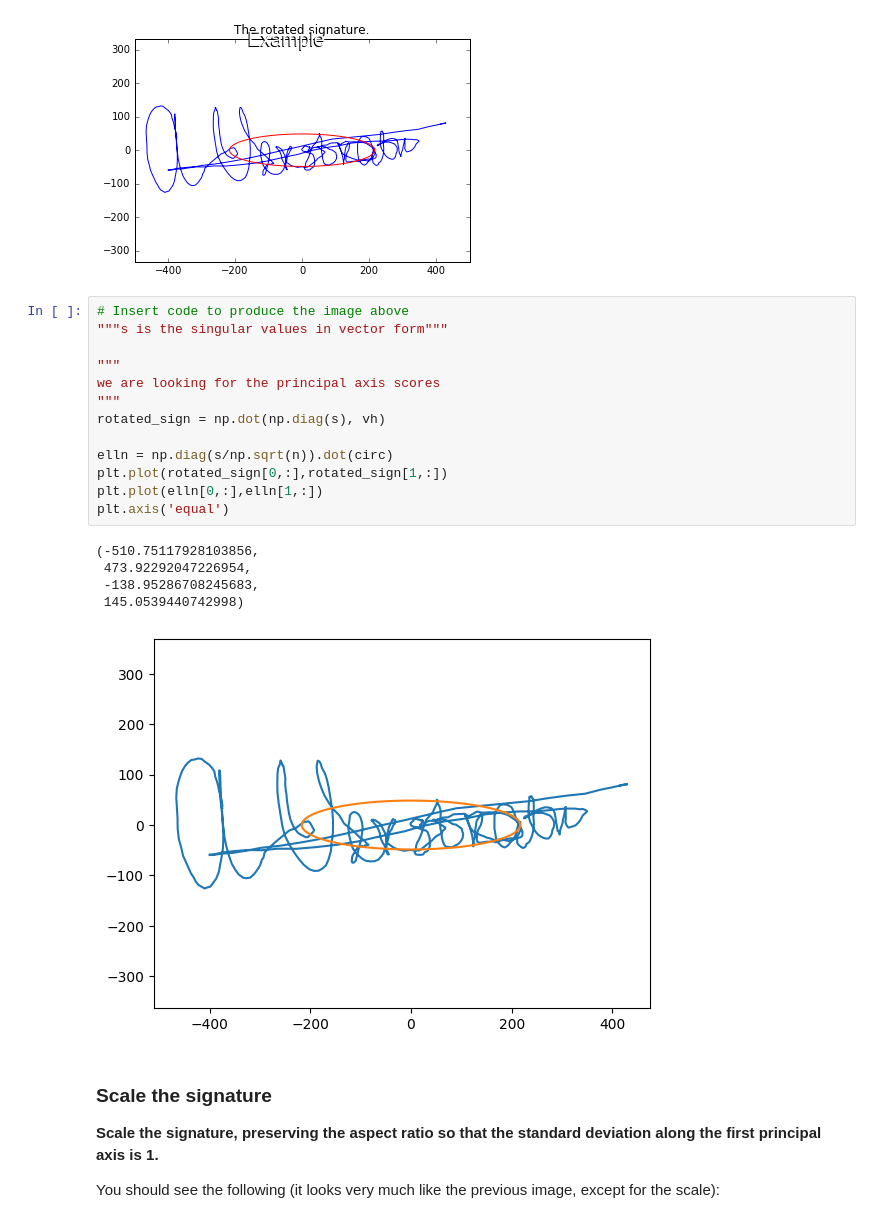
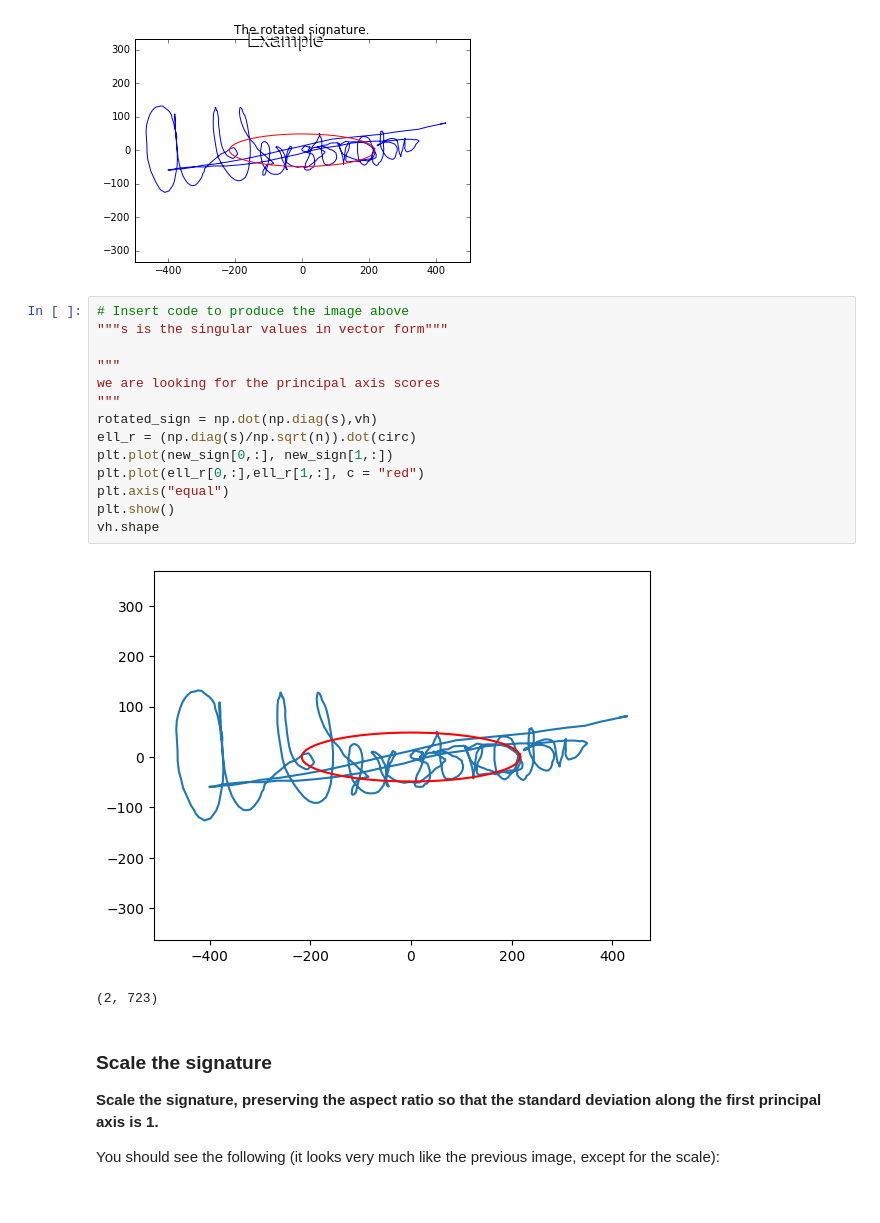
Before and after one commit to Obakeng-Mogale/cs315-assign-1, a Jupyter notebook: assign1/src/assign1.ipynb, the cells around one changed output. Drawn from its saved outputs; the diff is of its cells as text.

```diff
--- a/assign1/src/assign1.ipynb
+++ b/assign1/src/assign1.ipynb
@@ -302,22 +307,20 @@ display(Image(filename='../resources/images/sign_rot.png'))
 # %%
 # Insert code to produce the image above
 """s is the singular values in vector form"""
 
 """
 we are looking for the principal axis scores
 """
-rotated_sign = np.dot(np.diag(s), vh)
-
-elln = np.diag(s/np.sqrt(n)).dot(circ)
-plt.plot(rotated_sign[0,:],rotated_sign[1,:])
-plt.plot(elln[0,:],elln[1,:])
-plt.axis('equal')
+rotated_sign = np.dot(np.diag(s),vh)
+ell_r = (np.diag(s)/np.sqrt(n)).dot(circ)
+plt.plot(new_sign[0,:], new_sign[1,:])
+plt.plot(ell_r[0,:],ell_r[1,:], c = "red")
+plt.axis("equal")
+plt.show()
+vh.shape
 # %% [output]
+[figure, new version]
-(-510.75117928103856,
- 473.92292047226954,
- -138.95286708245683,
- 145.0539440742998)
+(2, 723)
-[figure, old version]
 # %% [markdown]
 ### Scale the signature
 
```
Also changed, not shown: parts of 23 cells of this notebook, 3 other files.
